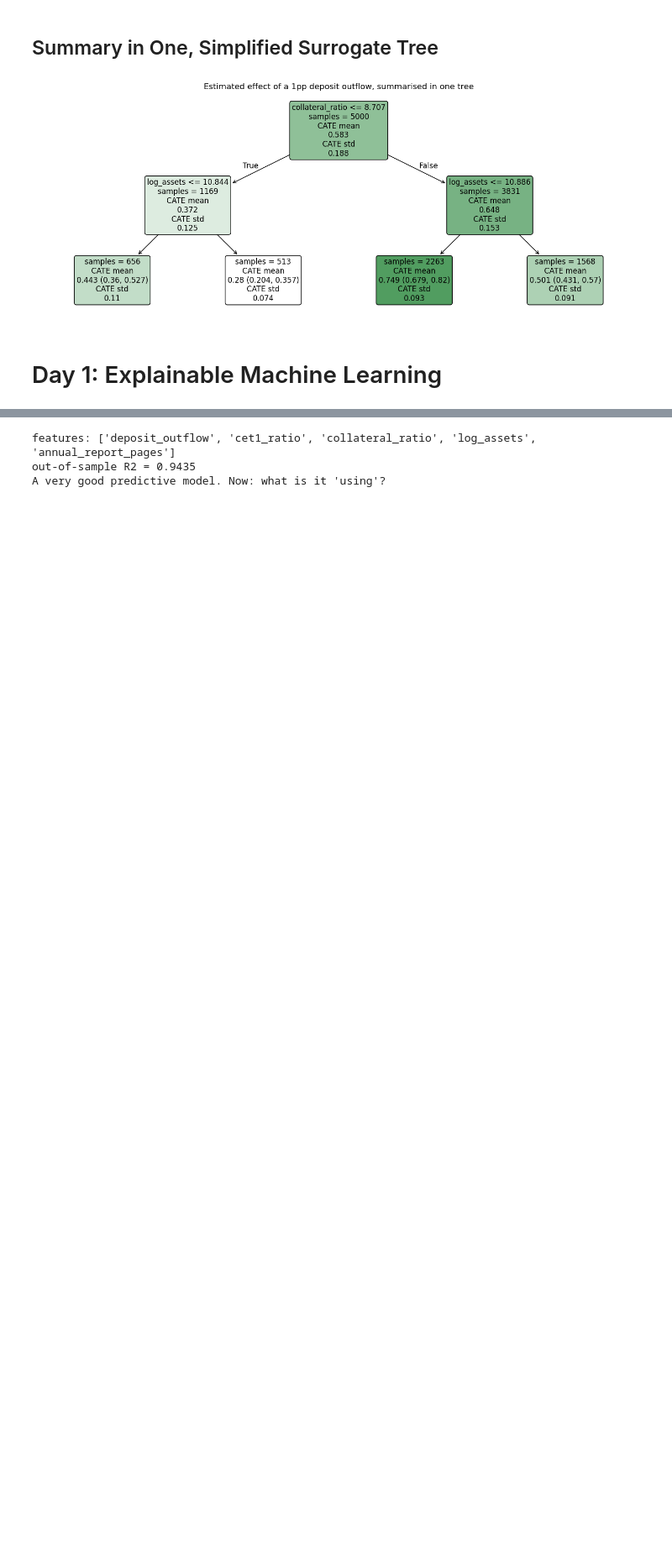
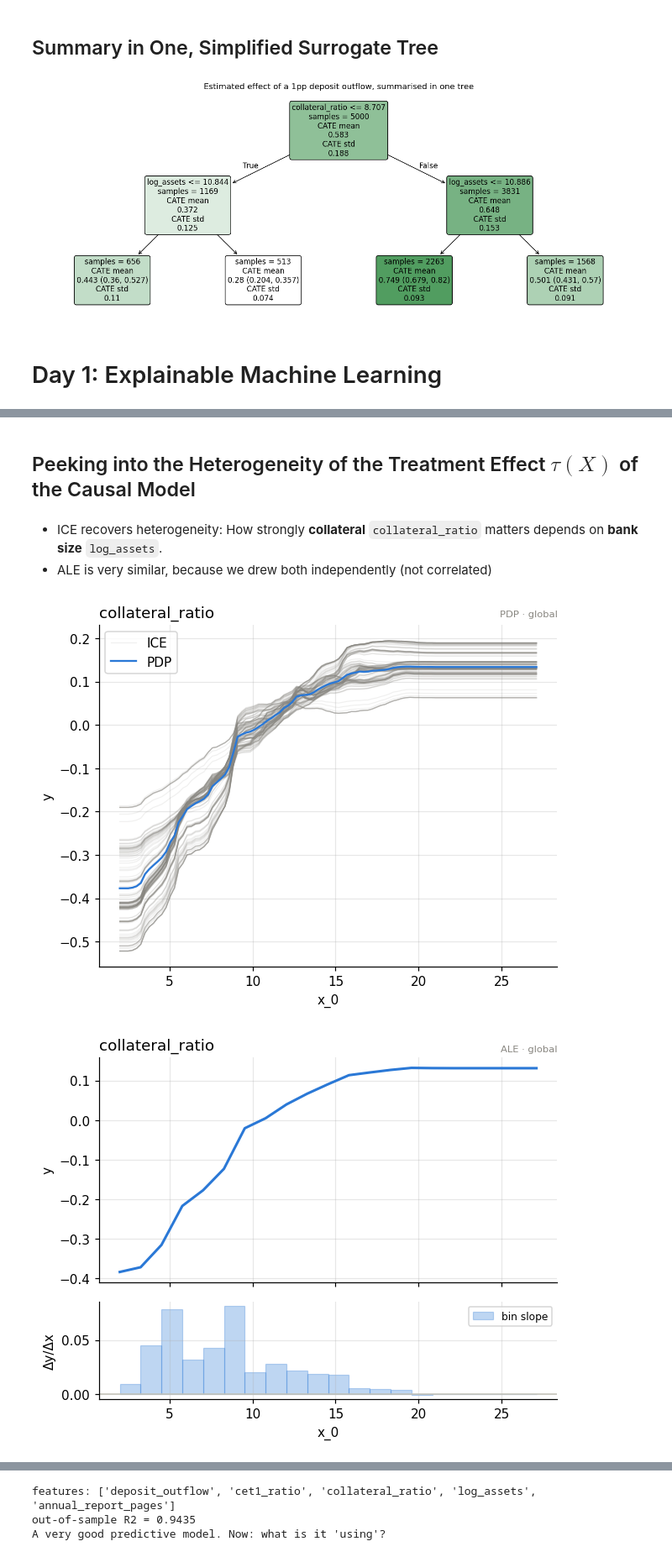
Before and after one commit to MLCoursesBBK/CEMLA_2026, a Jupyter notebook: Causal ML_Explainability.ipynb, the cells around one changed output, grey strips where cells are left out. Shown at 84% size. Cells and saved outputs as stored; diff of their text form; code cells hidden in the pictures; blank space fills up the shorter version.

```diff
--- a/Causal ML_Explainability.ipynb
+++ b/Causal ML_Explainability.ipynb
@@ -850,3 +849,22 @@ Now we use the toolset we learned to **explain the ML models**.
 
 We will see that model **explanations answer a different question** than
 the one answered before.
+# %% [markdown]
+## Peeking into the Heterogeneity of the Treatment Effect $\tau(X)$ of the Causal Model
+# %% [markdown]
+- ICE recovers heterogeneity: How strongly **collateral** `collateral_ratio` matters depends on **bank size** `log_assets`.
+- ALE is very similar, because we drew both independently (not correlated)
+# %%
+import effector
+
+tau_fn  = lambda A: np.asarray(cf.effect(np.asarray(A, float))).ravel()
+pdp_tau = effector.PDP(Xhet, tau_fn, nof_instances="all", random_state=SEED)
+ale_tau = effector.ALE(Xhet, tau_fn, nof_instances="all", random_state=SEED)
+ale_tau.fit(features="all", centering=True)
+
+for j, name in enumerate(HET_X):
+    pdp_tau.plot(feature=j, heterogeneity="ice", centering=True, nof_ice=200, feature_label=name)
+    ale_tau.plot(feature=j, heterogeneity=False, centering=True, feature_label=name)
+# %% [output]
+[figure, added]
+[figure, added]
```
Also changed, not shown: parts of 24 cells of this notebook.
